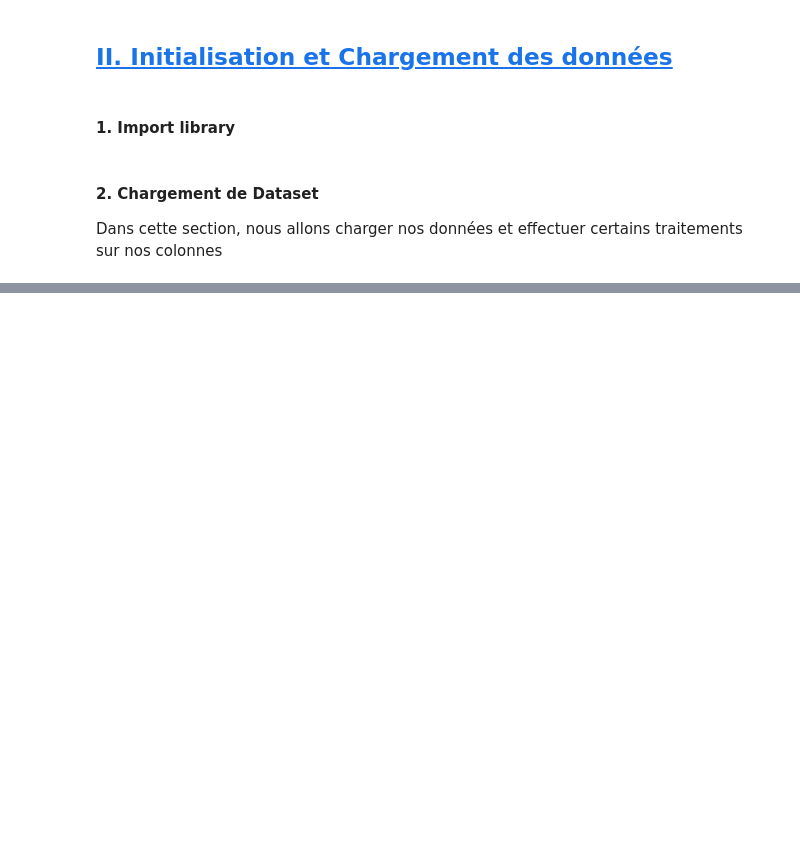
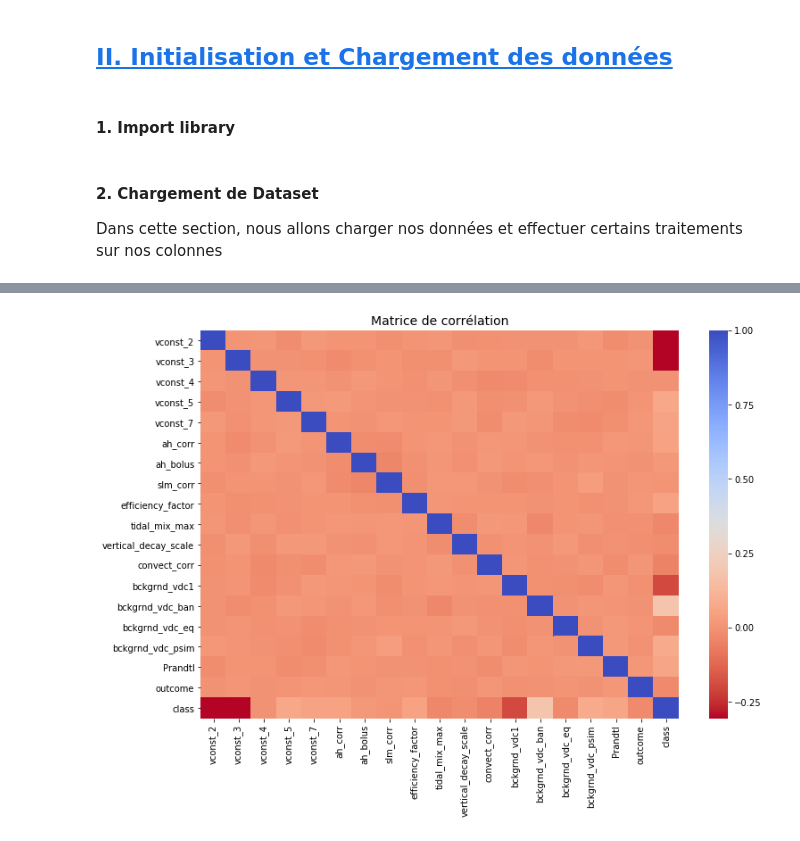
Before and after one commit to karidioulah/Climate-Model-Simulation-Crashes-Prediction, a Jupyter notebook: prediction_simulation_crashes.ipynb, the cells around one changed output, grey strips where cells are left out. Drawn from its saved outputs; the diff is of its cells as text; code cells hidden in the pictures; blank space fills up the shorter version.

```diff
--- a/prediction_simulation_crashes.ipynb
+++ b/prediction_simulation_crashes.ipynb
@@ -56,0 +63,9 @@ dataset.head()
+# %%
+dataset['id_simul'] = dataset['Study Run'].astype(str)+dataset['vconst_corr'].astype(str)
+dataset.index = dataset['id_simul']
+dataset = dataset[['vconst_2','vconst_3','vconst_4','vconst_5','vconst_7','ah_corr','ah_bolus', 'slm_corr','efficiency_factor', 'tidal_mix_max', 'vertical_decay_scale','convect_corr', 'bckgrnd_vdc1', 'bckgrnd_vdc_ban', 'bckgrnd_vdc_eq','bckgrnd_vdc_psim', 'Prandtl', 'outcome', 'Unnamed: 20']]
+
+#On renomme la variable 'Unnamed: 20' en Unnamed_20
+dataset = dataset.rename(columns={'Unnamed: 20':'class'})
+
+dataset.head()
@@ -56,0 +131,11 @@ dataset.head()
+# %%
+f, (ax1) = plt.subplots(1, 1, figsize=(12,8))
+
+corr = dataset.corr()
+sns.heatmap(corr, cmap='coolwarm_r', annot_kws={'size':20}, ax=ax1)
+ax1.set_title("Matrice de corrélation", fontsize=14)
+
+
+plt.show()
+# %% [output]
+[figure, added]
```
Also changed, not shown: parts of 18 cells of this notebook.
